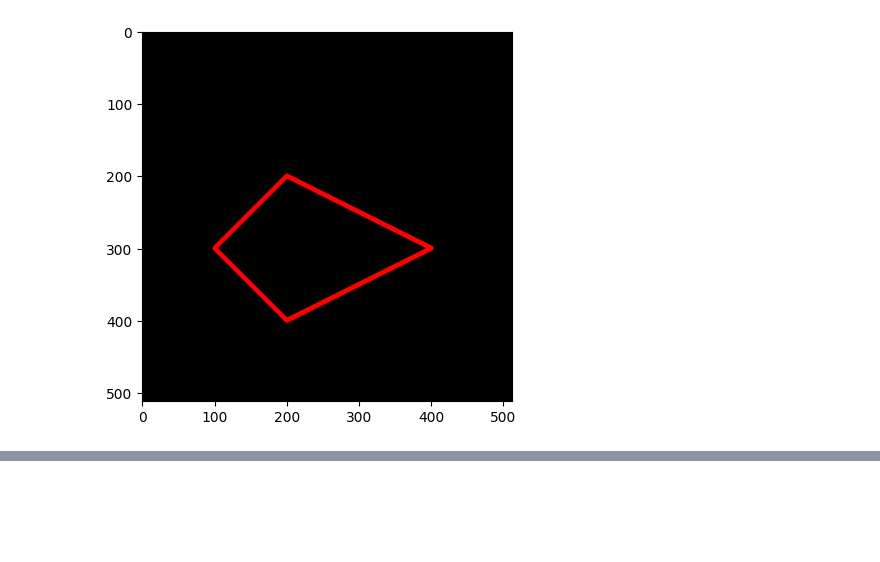
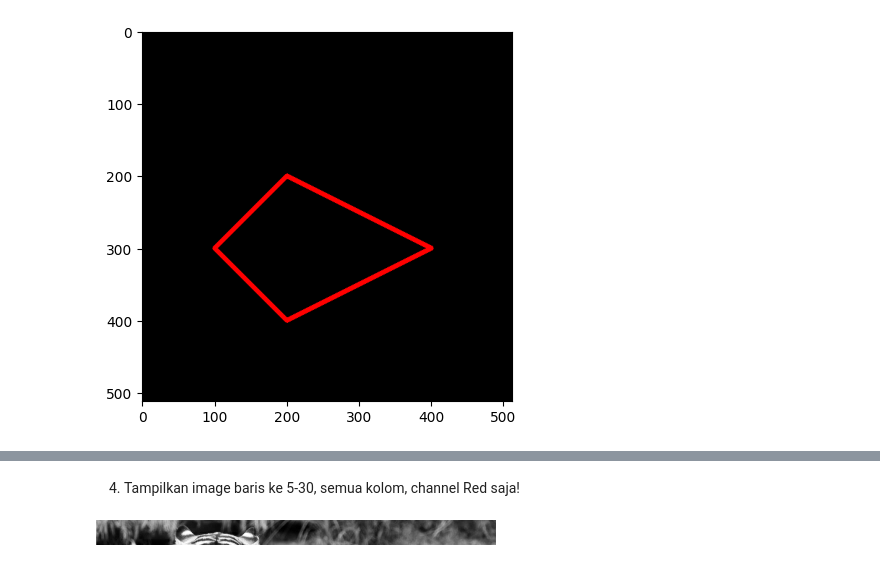
Before and after one commit to MuizzuddinRifqi/2141720027-PCVK-2023, a Jupyter notebook: Pertemuan-02/Pertemuan_02.ipynb, the cells around one changed output, grey strips where cells are left out. Drawn from its saved outputs; the diff is of its cells as text; code cells hidden in the pictures; blank space fills up the shorter version.

```diff
--- a/Pertemuan-02/Pertemuan_02.ipynb
+++ b/Pertemuan-02/Pertemuan_02.ipynb
@@ -137,0 +217,7 @@ plt.imshow(black_img2)
+# %% [markdown]
+4. Tampilkan image baris ke 5-30, semua kolom, channel Red saja!
+# %%
+redCroppedOfTiger = tiger[5:30, slice(None), 2] # Red Channel (indeks 2)
+cv2_imshow(redCroppedOfTiger)
+# %% [output]
+[figure, added]
```
Also changed, not shown: parts of 14 cells of this notebook.
